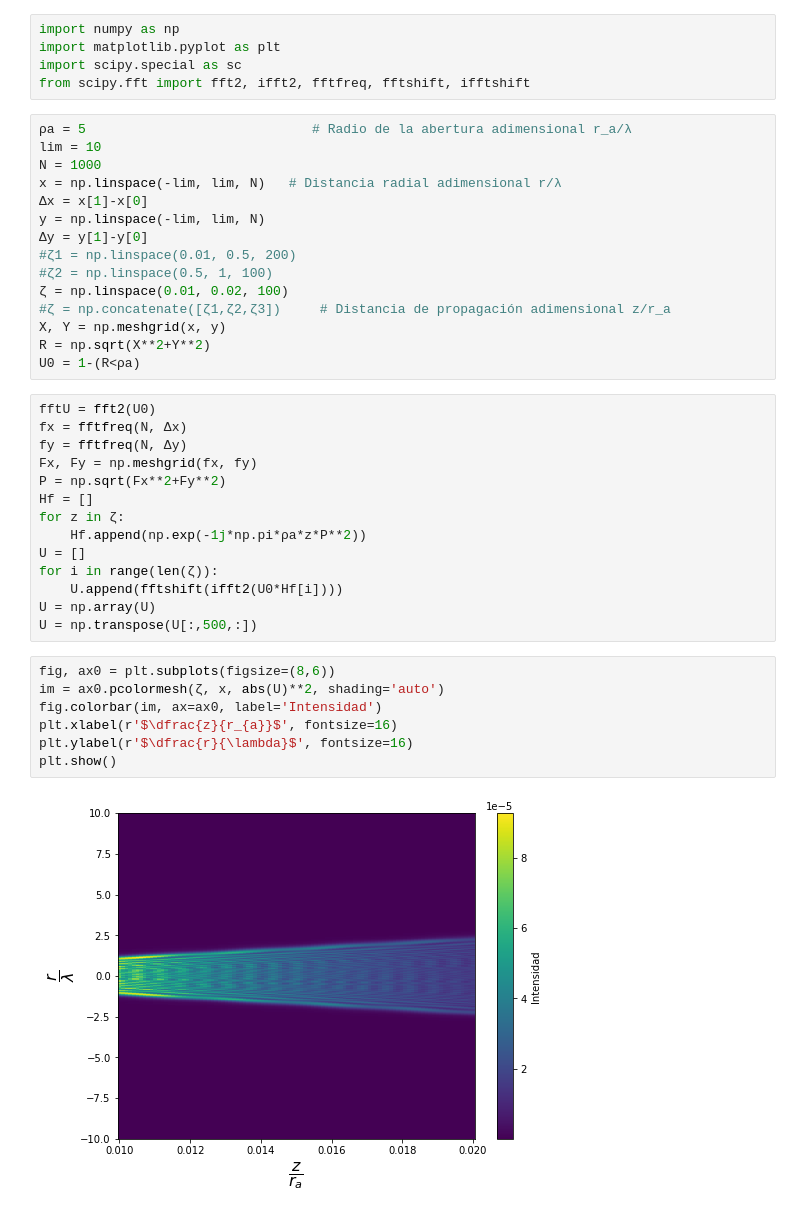
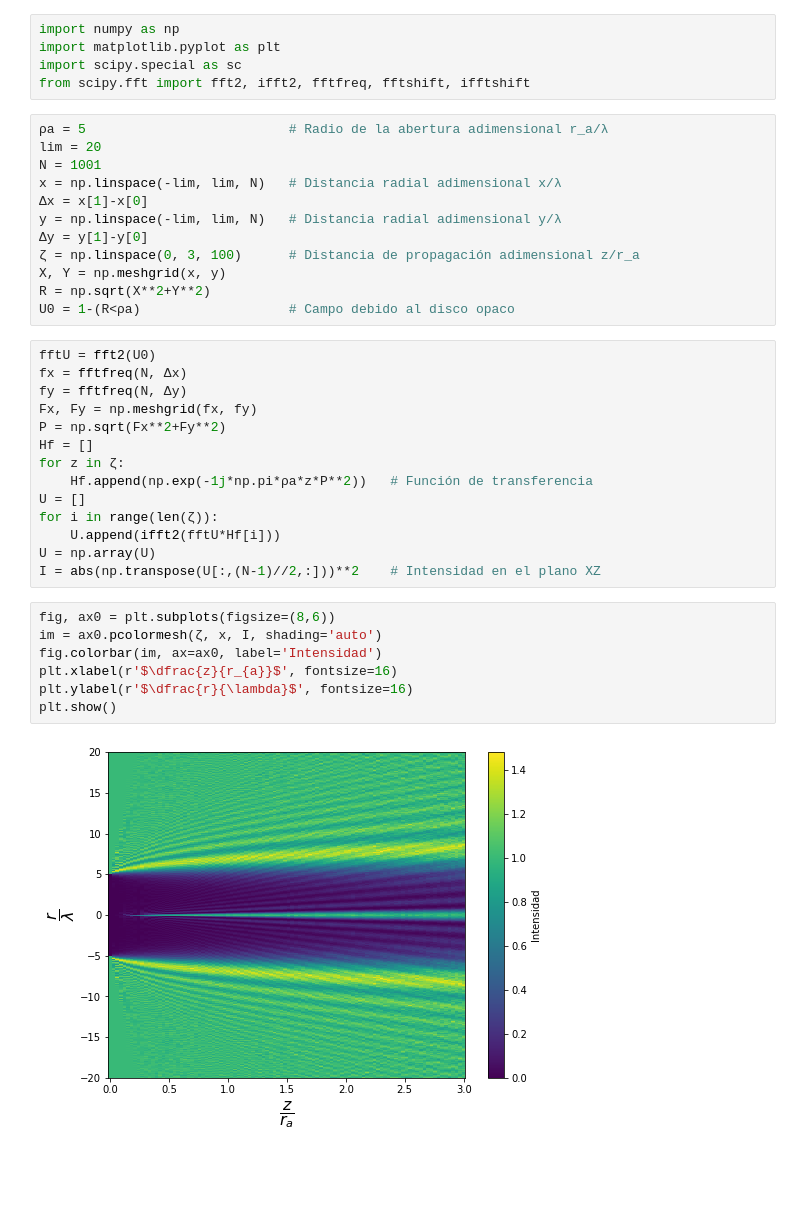
Before and after one commit to Giovanni-Alonso-Torres/Archivos_publicos, a Jupyter notebook: Óptica de Fourier/Ejercicios/Ejercicio_35.ipynb, the cells around one changed output. Cells and saved outputs as stored; diff of their text form; blank space fills up the shorter version.

```diff
--- a/Óptica de Fourier/Ejercicios/Ejercicio_35.ipynb
+++ b/Óptica de Fourier/Ejercicios/Ejercicio_35.ipynb
@@ -4,20 +4,17 @@ import matplotlib.pyplot as plt
 import scipy.special as sc
 from scipy.fft import fft2, ifft2, fftfreq, fftshift, ifftshift
 # %%
-ρa = 5                             # Radio de la abertura adimensional r_a/λ
-lim = 10
-N = 1000
-x = np.linspace(-lim, lim, N)   # Distancia radial adimensional r/λ
+ρa = 5                          # Radio de la abertura adimensional r_a/λ
+lim = 20
+N = 1001
+x = np.linspace(-lim, lim, N)   # Distancia radial adimensional x/λ
 Δx = x[1]-x[0]
-y = np.linspace(-lim, lim, N)
+y = np.linspace(-lim, lim, N)   # Distancia radial adimensional y/λ
 Δy = y[1]-y[0]
-#ζ1 = np.linspace(0.01, 0.5, 200)
-#ζ2 = np.linspace(0.5, 1, 100)
-ζ = np.linspace(0.01, 0.02, 100)
-#ζ = np.concatenate([ζ1,ζ2,ζ3])     # Distancia de propagación adimensional z/r_a
+ζ = np.linspace(0, 3, 100)      # Distancia de propagación adimensional z/r_a
 X, Y = np.meshgrid(x, y)
 R = np.sqrt(X**2+Y**2)
-U0 = 1-(R<ρa)
+U0 = 1-(R<ρa)                   # Campo debido al disco opaco
 # %%
 fftU = fft2(U0)
 fx = fftfreq(N, Δx)
@@ -26,18 +23,18 @@ Fx, Fy = np.meshgrid(fx, fy)
 Ρ = np.sqrt(Fx**2+Fy**2)
 Hf = []
 for z in ζ:
-    Hf.append(np.exp(-1j*np.pi*ρa*z*Ρ**2))
+    Hf.append(np.exp(-1j*np.pi*ρa*z*Ρ**2))   # Función de transferencia
 U = []
 for i in range(len(ζ)):
-    U.append(fftshift(ifft2(U0*Hf[i])))
+    U.append(ifft2(fftU*Hf[i]))
 U = np.array(U)
-U = np.transpose(U[:,500,:])
+I = abs(np.transpose(U[:,(N-1)//2,:]))**2    # Intensidad en el plano XZ
 # %%
 fig, ax0 = plt.subplots(figsize=(8,6))
-im = ax0.pcolormesh(ζ, x, abs(U)**2, shading='auto')
+im = ax0.pcolormesh(ζ, x, I, shading='auto')
 fig.colorbar(im, ax=ax0, label='Intensidad')
 plt.xlabel(r'$\dfrac{z}{r_{a}}$', fontsize=16)
 plt.ylabel(r'$\dfrac{r}{\lambda}$', fontsize=16)
 plt.show()
 # %% [output]
-[figure, old version]
+[figure, new version]
```
Also changed, not shown: parts of 6 cells of this notebook, 2 other files.
